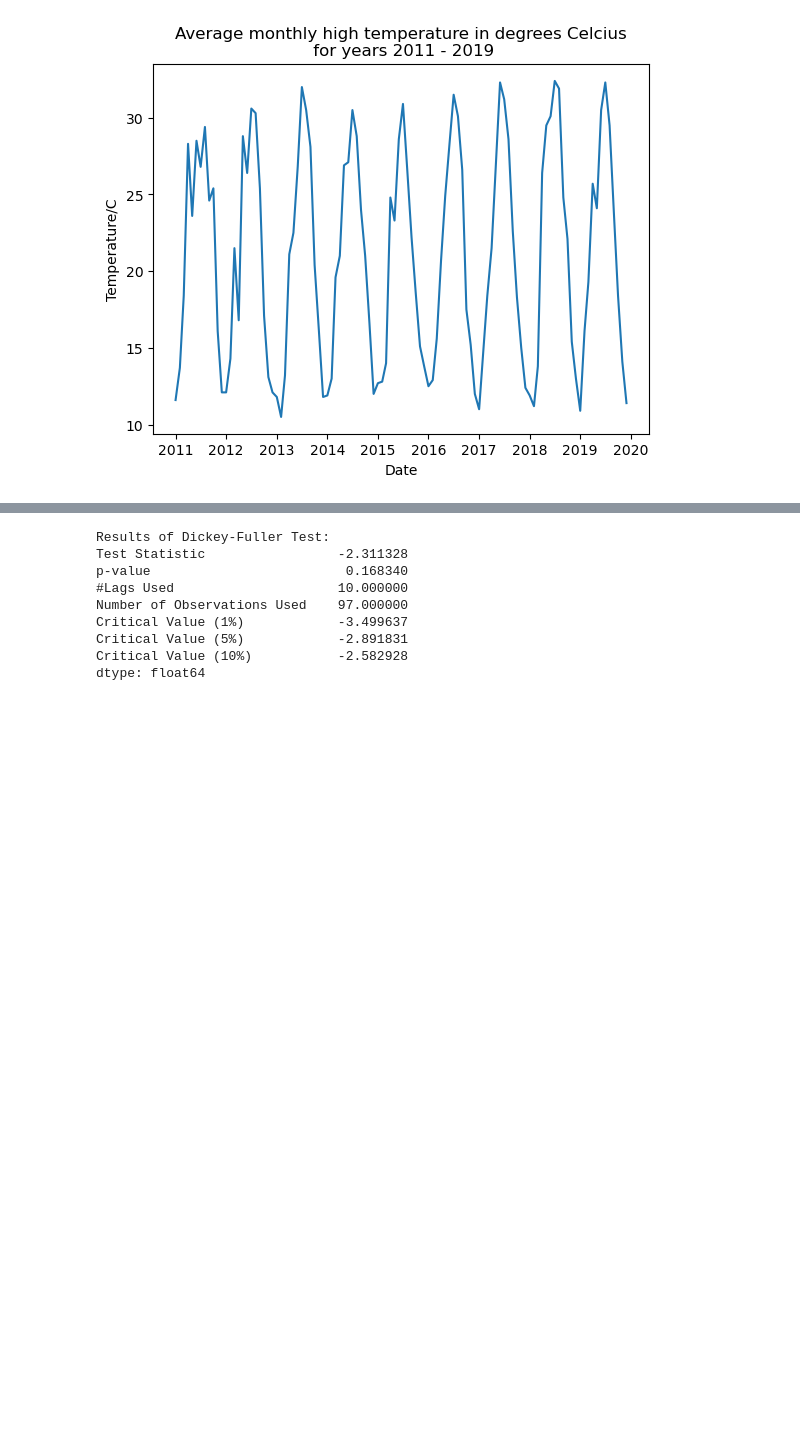
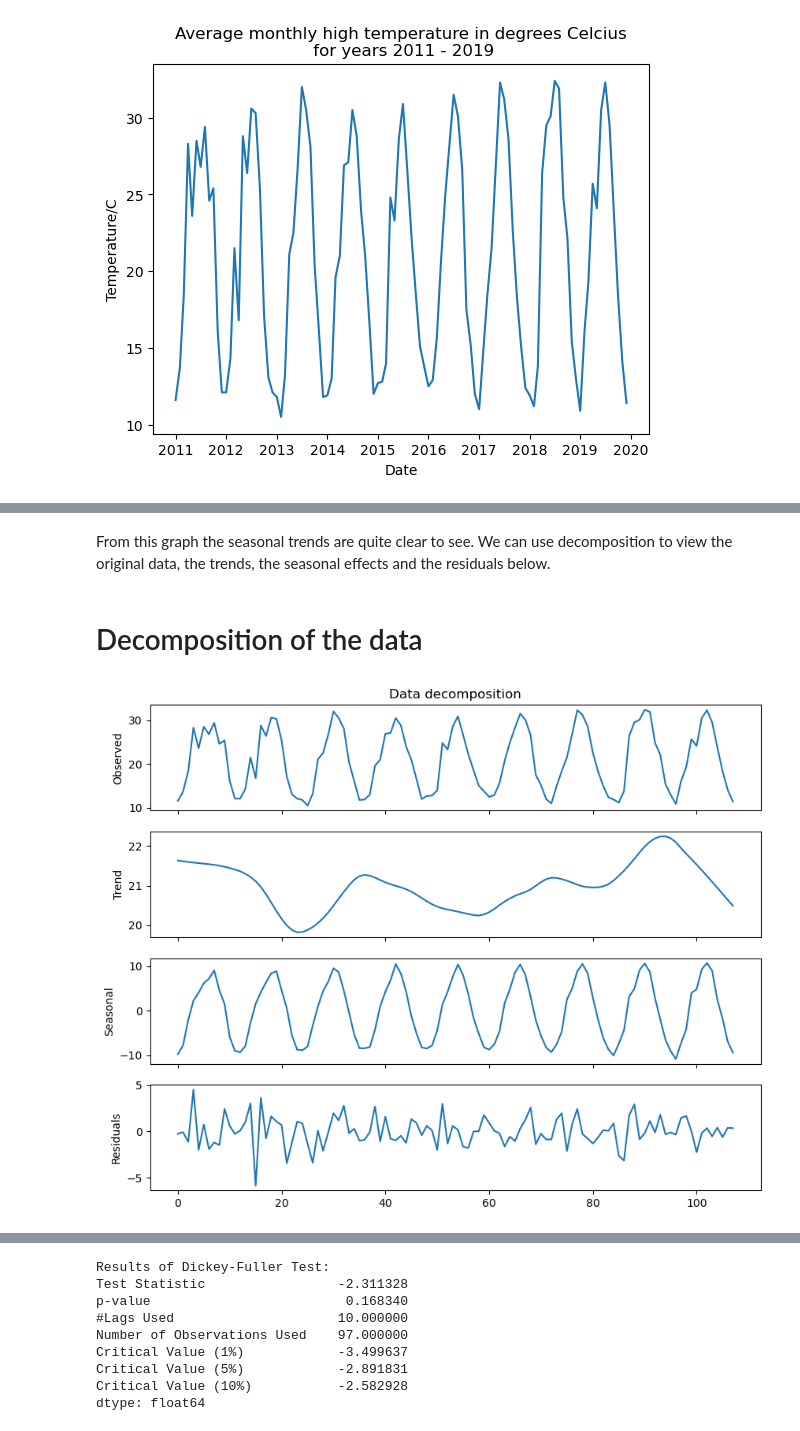
Before and after one commit to kcj-coding/Python-coding, a Jupyter notebook: python-time-series-forecasting1.ipynb, the cells around one changed output, grey strips where cells are left out. Cells and saved outputs as stored; diff of their text form; code cells hidden in the pictures; blank space fills up the shorter version.

```diff
--- a/python-time-series-forecasting1.ipynb
+++ b/python-time-series-forecasting1.ipynb
@@ -73,0 +95,22 @@ ax.set_title("Average monthly high temperature in degrees Celcius\n for years 20
+# %% [markdown]
+From this graph the seasonal trends are quite clear to see. We can use decomposition to view the original data, the trends, the seasonal effects and the residuals below.
+# %% [markdown]
+# Decomposition of the data
+# %%
+# get decomposition of the data
+decomposition = STL(df.test, period=12).fit()
+
+# graph the decomposition
+fig, (ax1, ax2, ax3, ax4) = plt.subplots(nrows=4, ncols=1, sharex=True,figsize=(10,8))
+
+ax1.plot(decomposition.observed)
+ax1.set_ylabel('Observed')
+ax2.plot(decomposition.trend)
+ax2.set_ylabel('Trend')
+ax3.plot(decomposition.seasonal)
+ax3.set_ylabel('Seasonal')
+ax4.plot(decomposition.resid)
+ax4.set_ylabel('Residuals')
+ax1.set_title("Data decomposition");
+# %% [output]
+[figure, added]
```
Also changed, not shown: parts of 60 cells of this notebook.
